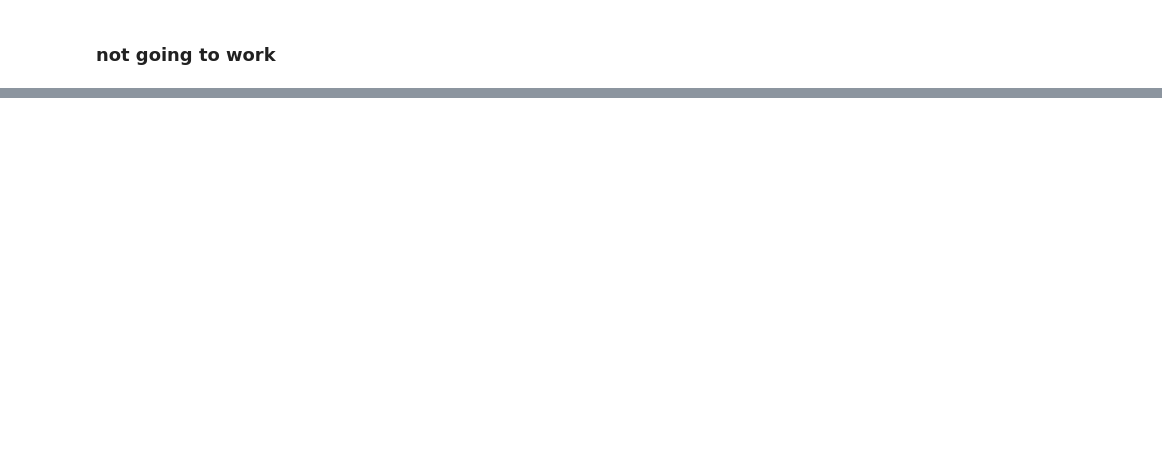
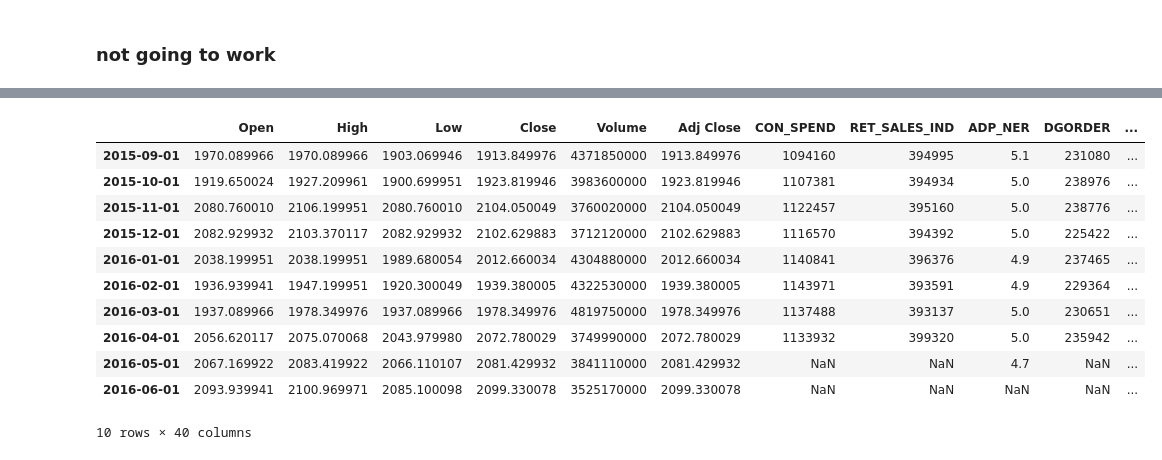
Before and after one commit to tcchiao/macroecon-indicators, a Jupyter notebook: SP500_EconomicInd.ipynb, the cells around one changed output, grey strips where cells are left out. Drawn from its saved outputs; the diff is of its cells as text; code cells hidden in the pictures; blank space fills up the shorter version.

```diff
--- a/SP500_EconomicInd.ipynb
+++ b/SP500_EconomicInd.ipynb
@@ -522,0 +549,12 @@ from pandas.tools.plotting import scatter_matrix
+# %%
+SP500_monthly['Gain'] = SP500_monthly['Future Close'] - SP500_monthly['Close']
+# %%
+SP500_monthly['Percent Change'] = 100*(SP500_monthly['Future Close']/SP500_monthly['Close']) - 100
+# %%
+SP500_monthly['PAST CON_SPEND'] = SP500_monthly['CON_SPEND'][SP500_monthly.loc[SP500_monthly['1M_lag']].index].values
+SP500_monthly['PAST RET_SALES_IND'] = SP500_monthly['RET_SALES_IND'][SP500_monthly.loc[SP500_monthly['1M_lag']].index].values
+SP500_monthly['PAST ADP_NER'] = SP500_monthly['ADP_NER'][SP500_monthly.loc[SP500_monthly['1M_lag']].index].values
+# %%
+SP500_monthly['Percent Change CON_SPEND'] = 100*(SP500_monthly['CON_SPEND']/SP500_monthly['PAST CON_SPEND']) - 100
+SP500_monthly['Percent Change RET_SALES_IND'] = 100*(SP500_monthly['RET_SALES_IND']/SP500_monthly['PAST RET_SALES_IND']) - 100
+SP500_monthly['Percent Change ADP_NER'] = 100*(SP500_monthly['ADP_NER']/SP500_monthly['PAST ADP_NER']) - 100
@@ -522,0 +581,15 @@ from pandas.tools.plotting import scatter_matrix
+# %%
+SP500_monthly.tail(10)
+# %% [output]
+|  | Open | High | Low | Close | Volume | Adj Close | CON_SPEND | RET_SALES_IND | ADP_NER | DGORDER | ... |
+| 2015-09-01 | 1970.089966 | 1970.089966 | 1903.069946 | 1913.849976 | 4371850000 | 1913.849976 | 1094160 | 394995 | 5.1 | 231080 | ... |
+| 2015-10-01 | 1919.650024 | 1927.209961 | 1900.699951 | 1923.819946 | 3983600000 | 1923.819946 | 1107381 | 394934 | 5.0 | 238976 | ... |
+| 2015-11-01 | 2080.760010 | 2106.199951 | 2080.760010 | 2104.050049 | 3760020000 | 2104.050049 | 1122457 | 395160 | 5.0 | 238776 | ... |
+| 2015-12-01 | 2082.929932 | 2103.370117 | 2082.929932 | 2102.629883 | 3712120000 | 2102.629883 | 1116570 | 394392 | 5.0 | 225422 | ... |
+| 2016-01-01 | 2038.199951 | 2038.199951 | 1989.680054 | 2012.660034 | 4304880000 | 2012.660034 | 1140841 | 396376 | 4.9 | 237465 | ... |
+| 2016-02-01 | 1936.939941 | 1947.199951 | 1920.300049 | 1939.380005 | 4322530000 | 1939.380005 | 1143971 | 393591 | 4.9 | 229364 | ... |
+| 2016-03-01 | 1937.089966 | 1978.349976 | 1937.089966 | 1978.349976 | 4819750000 | 1978.349976 | 1137488 | 393137 | 5.0 | 230651 | ... |
+| 2016-04-01 | 2056.620117 | 2075.070068 | 2043.979980 | 2072.780029 | 3749990000 | 2072.780029 | 1133932 | 399320 | 5.0 | 235942 | ... |
+| 2016-05-01 | 2067.169922 | 2083.419922 | 2066.110107 | 2081.429932 | 3841110000 | 2081.429932 | NaN | NaN | 4.7 | NaN | ... |
+| 2016-06-01 | 2093.939941 | 2100.969971 | 2085.100098 | 2099.330078 | 3525170000 | 2099.330078 | NaN | NaN | NaN | NaN | ... |
+10 rows × 40 columns
```
Also changed, not shown: parts of 38 cells of this notebook.
